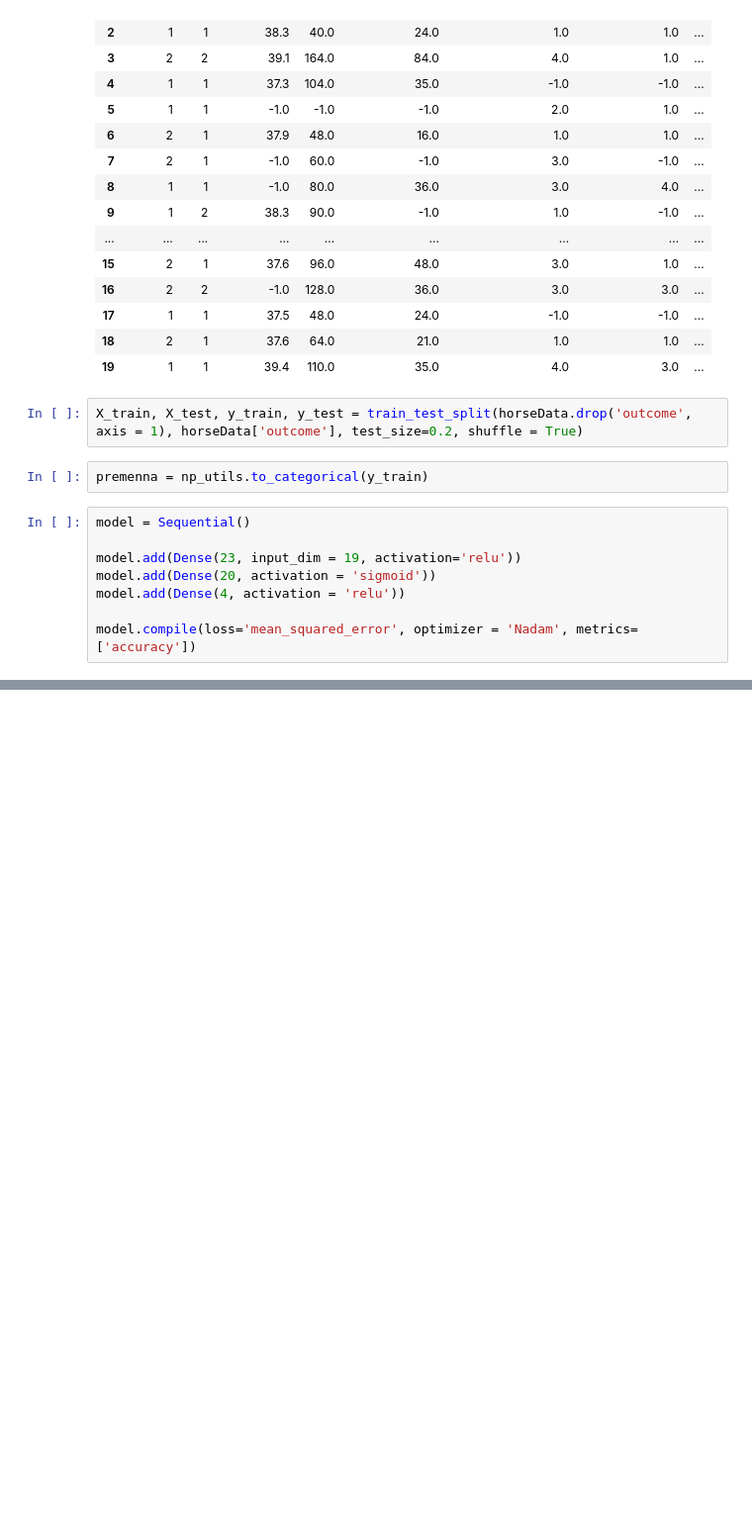
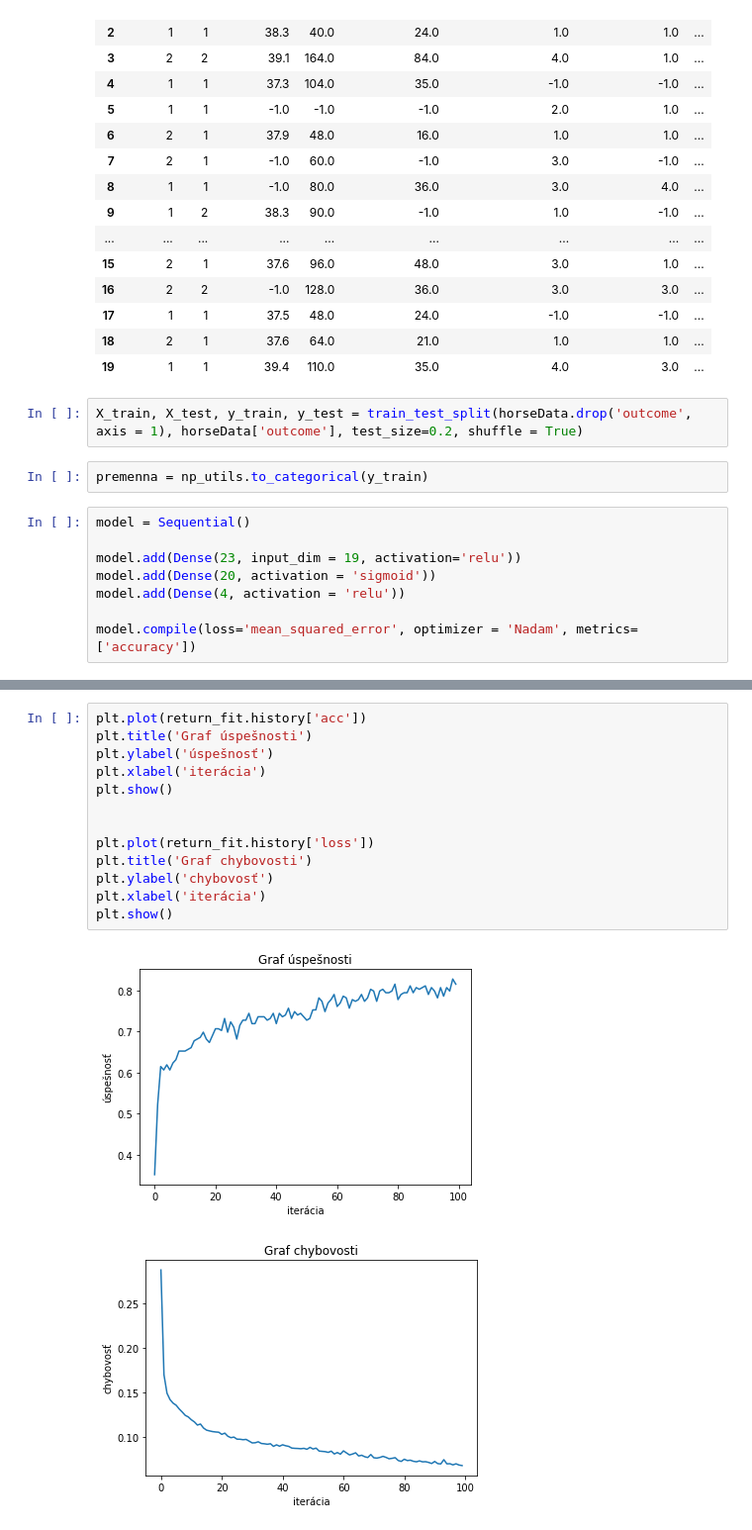
Before and after one commit to Zuzka12/kolika, a Jupyter notebook: Projekt_NS.ipynb, the cells around one changed output, grey strips where cells are left out. Shown: that part at 99% size. Cells and saved outputs as stored; diff of their text form; blank space fills up the shorter version.

```diff
--- a/Projekt_NS.ipynb
+++ b/Projekt_NS.ipynb
@@ -272,0 +282,16 @@ Accuracy: 84.10%
+# %%
+plt.plot(return_fit.history['acc'])
+plt.title('Graf úspešnosti')
+plt.ylabel('úspešnosť')
+plt.xlabel('iterácia')
+plt.show()
+
+
+plt.plot(return_fit.history['loss'])
+plt.title('Graf chybovosti')
+plt.ylabel('chybovosť')
+plt.xlabel('iterácia')
+plt.show()
+# %% [output]
+[figure, added]
+[figure, added]
```
Also changed, not shown: parts of 4 cells of this notebook.
